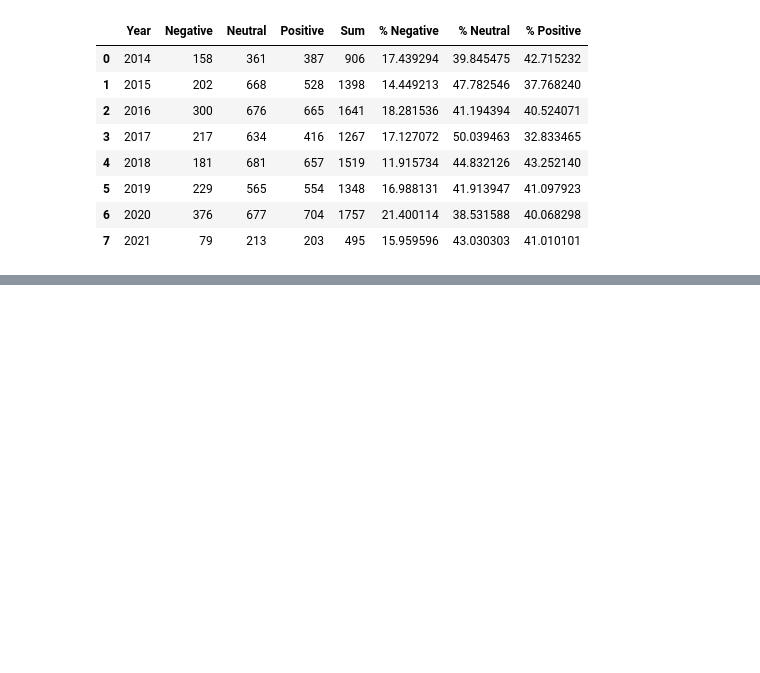
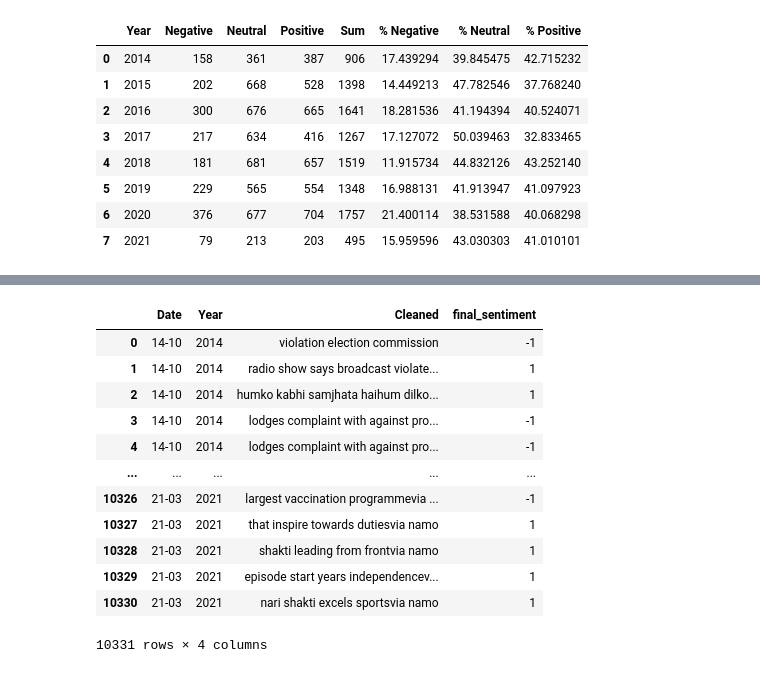
Before and after one commit to Anushree176/IndianPolitics_TopicModelling_SentimentAnalysis, a Jupyter notebook: Sentiment Analysis.ipynb, the cells around one changed output, grey strips where cells are left out. Drawn from its saved outputs; the diff is of its cells as text; code cells hidden in the pictures; blank space fills up the shorter version.

```diff
--- a/Sentiment Analysis.ipynb
+++ b/Sentiment Analysis.ipynb
@@ -231,0 +445,18 @@ fig.show()
+# %%
+final = final.drop(['Unnamed: 0','Text','hashtag'], axis=1)
+final['Date'] = final['Date'].apply(lambda x: x[2:7])
+final
+# %% [output]
+|  | Date | Year | Cleaned | final_sentiment |
+| 0 | 14-10 | 2014 | violation election commission | -1 |
+| 1 | 14-10 | 2014 | radio show says broadcast violate... | 1 |
+| 2 | 14-10 | 2014 | humko kabhi samjhata haihum dilko... | 1 |
+| 3 | 14-10 | 2014 | lodges complaint with against pro... | -1 |
+| 4 | 14-10 | 2014 | lodges complaint with against pro... | -1 |
+| ... | ... | ... | ... | ... |
+| 10326 | 21-03 | 2021 | largest vaccination programmevia ... | -1 |
+| 10327 | 21-03 | 2021 | that inspire towards dutiesvia namo | 1 |
+| 10328 | 21-03 | 2021 | shakti leading from frontvia namo | 1 |
+| 10329 | 21-03 | 2021 | episode start years independencev... | 1 |
+| 10330 | 21-03 | 2021 | nari shakti excels sportsvia namo | 1 |
+10331 rows × 4 columns
```
Also changed, not shown: parts of 34 cells of this notebook, 31 other files.
